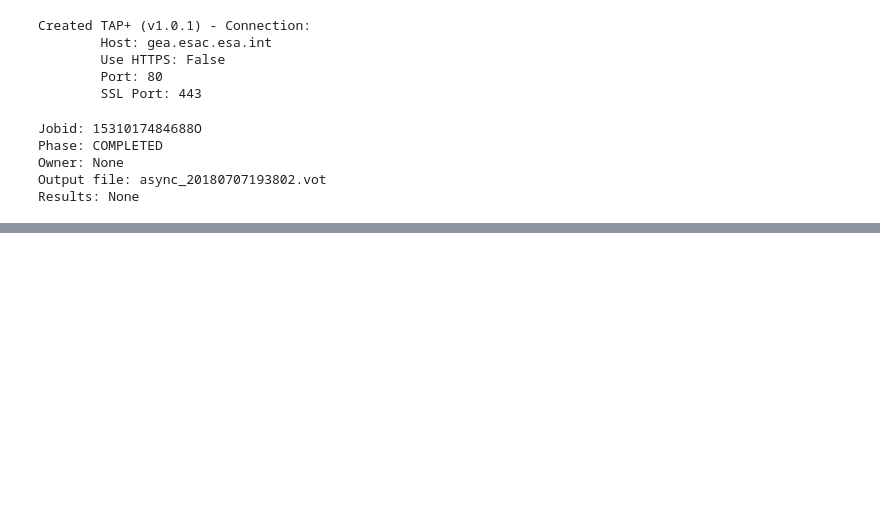
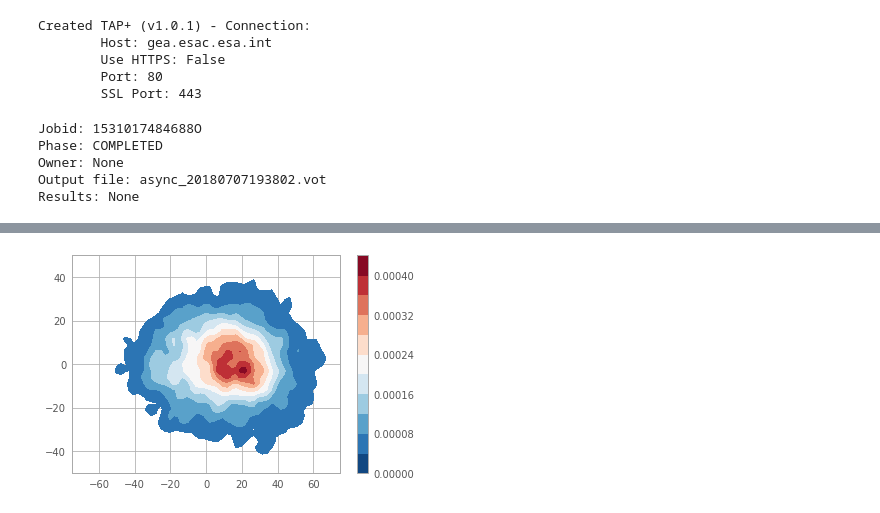
Before and after one commit to erumelhart/astr499research, a Jupyter notebook: main_part_3.ipynb, the cells around one changed output, grey strips where cells are left out. Drawn from its saved outputs; the diff is of its cells as text; code cells hidden in the pictures; blank space fills up the shorter version.

```diff
--- a/main_part_3.ipynb
+++ b/main_part_3.ipynb
@@ -338,0 +139,10 @@ ax[2].scatter(ucrd, wcrd, s=1);
+# %%
+#kernel density estimate plot for the x and z components of galactocentric velocities
+
+sns.kdeplot(galv_x.value, galv_z.value, legend=True, shade=True, gridsize=200, kernel='gau', cbar=True,
+            bw=2.1, cmap="RdBu_r", shade_lowest=False)
+plt.ylim([-50,50])
+plt.xlim([-75,75])
+plt.show()
+# %% [output]
+[figure, added]
```
Also changed, not shown: parts of 32 cells of this notebook.
